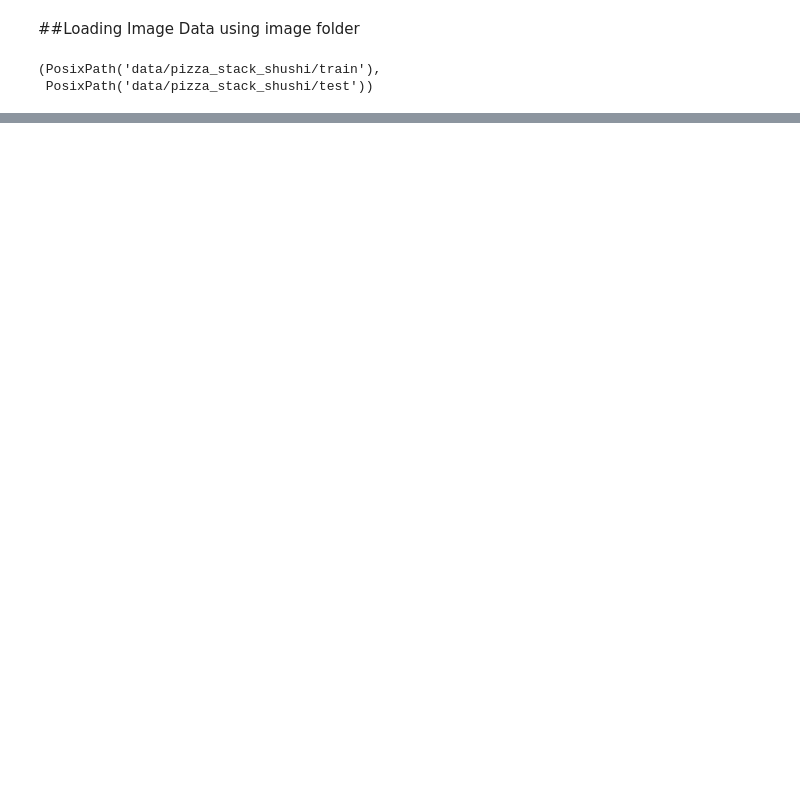
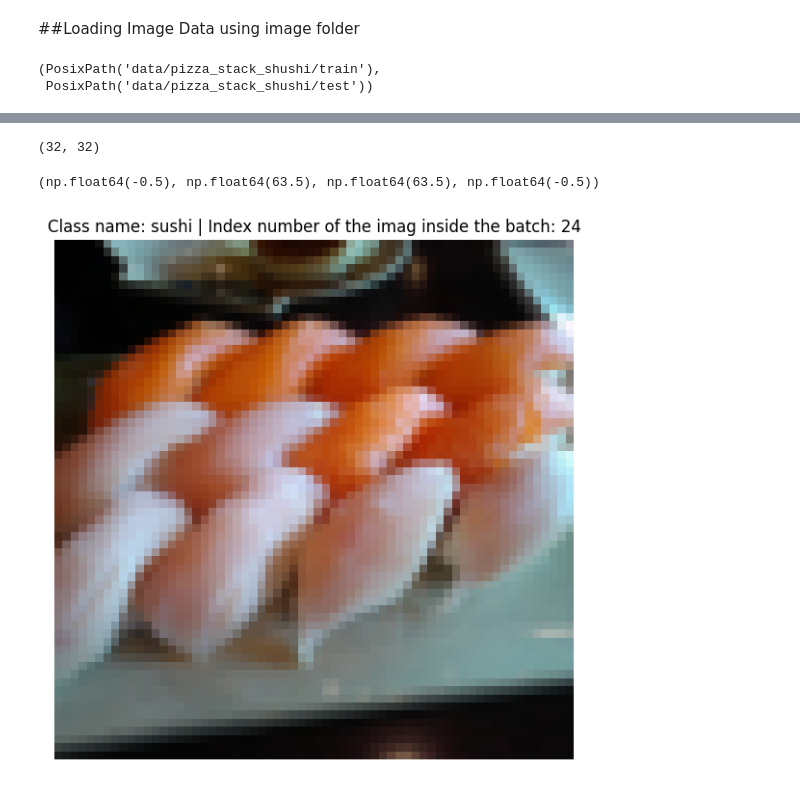
Before and after one commit to Imran1hp/Food-Recognition-Deep-Learning-model, a Jupyter notebook: Food_recognition_Deep_Learning.ipynb, the cells around one changed output, grey strips where cells are left out. Cells and saved outputs as stored; diff of their text form; code cells hidden in the pictures; blank space fills up the shorter version.

```diff
--- a/Food_recognition_Deep_Learning.ipynb
+++ b/Food_recognition_Deep_Learning.ipynb
@@ -212,0 +247,10 @@ test_loader =  ImageFolder( root = test_dir , transform = data_transform , targe
+# %%
+from torch.utils.data import DataLoader
+
+
+BATCH_SIZE = 32
+train_dataloader = DataLoader( dataset = train_data , batch_size = BATCH_SIZE , shuffle = True)
+test_dataloader = DataLoader ( dataset = test_data , batch_size = BATCH_SIZE , shuffle = False )
+
+
+train_dataloader , test_dataloader
@@ -212,0 +270,3 @@ test_loader =  ImageFolder( root = test_dir , transform = data_transform , targe
+# %%
+train_feature_batch , train_label_batch = next(iter(train_dataloader))
+test_feature_batch , test_label_batch = next(iter(test_dataloader))
@@ -212,0 +297,19 @@ test_loader =  ImageFolder( root = test_dir , transform = data_transform , targe
+# %%
+len(train_feature_batch) , len(test_feature_batch)
+# %% [output]
+(32, 32)
+# %%
+import random
+import torch
+
+random_idx = torch.randint( 0 , len(train_feature_batch), size = [1]).item()
+img , label = train_feature_batch[random_idx] , train_label_batch[random_idx]
+
+
+plt.figure(figsize =(10,7))
+plt.imshow(img.permute(1,2,0).numpy())
+plt.title(f"Class name: {class_names[label]} | Index number of the imag inside the batch: {random_idx}")
+plt.axis(False)
+# %% [output]
+(np.float64(-0.5), np.float64(63.5), np.float64(63.5), np.float64(-0.5))
+[figure, added]
```
Also changed, not shown: parts of 17 cells of this notebook.
